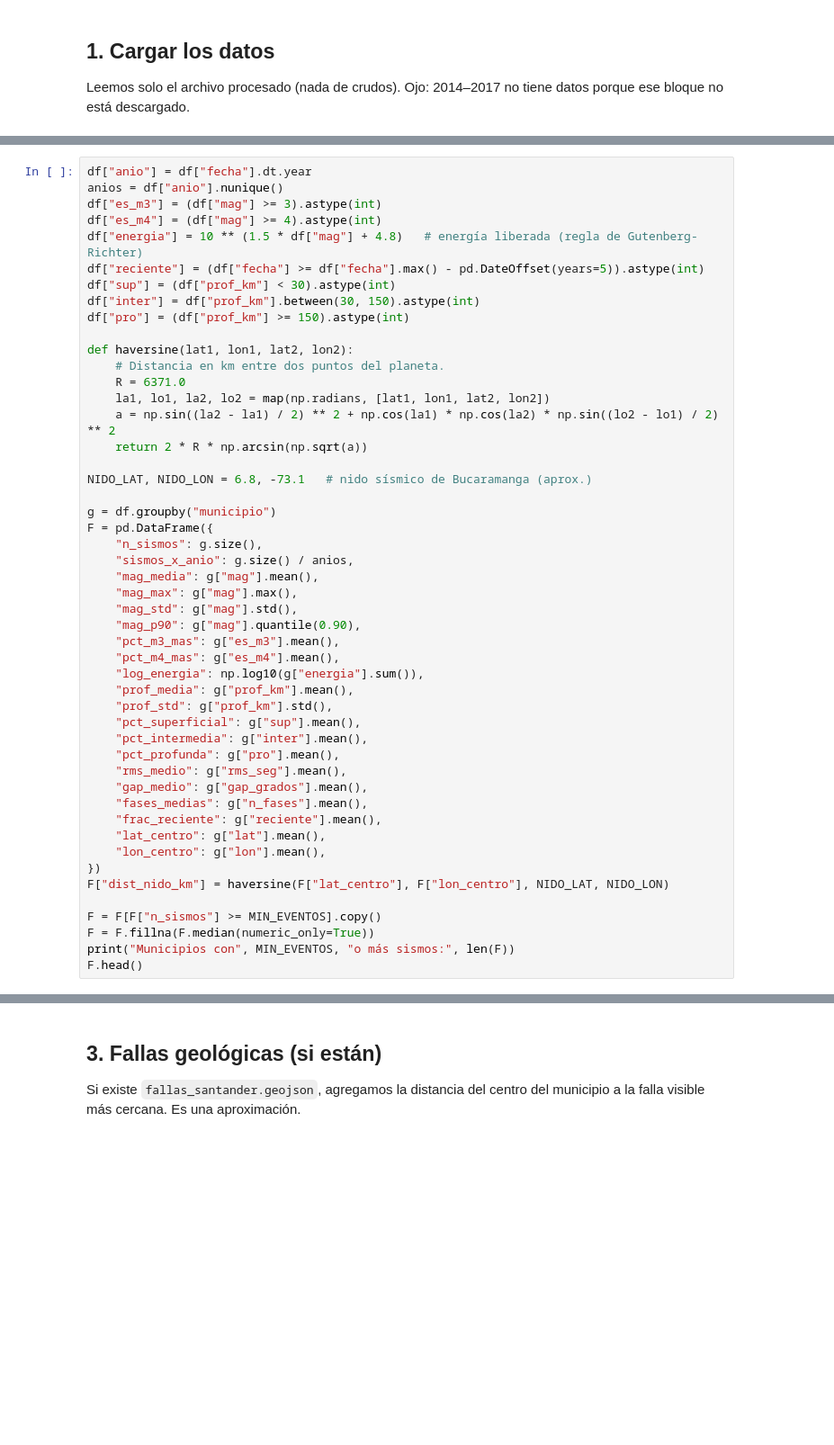
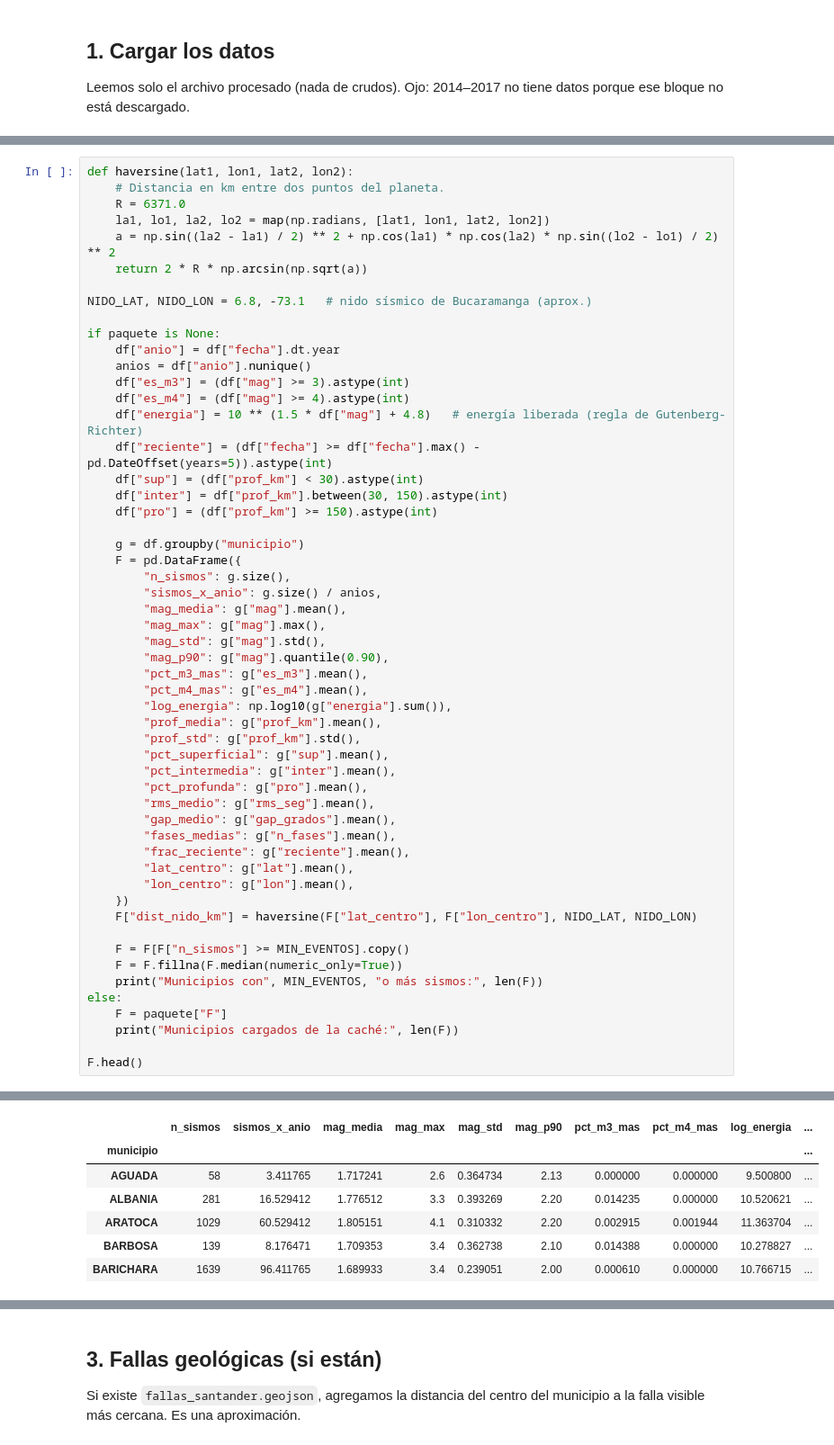
Before and after one commit to Jesurca/Hackathon-CIAI-UTSmart-2026, a Jupyter notebook: modelos/no_supervisado/modelo_no_supervisado.ipynb, the cells around one changed output, grey strips where cells are left out. Shown at 90% size. Drawn from its saved outputs; the diff is of its cells as text; blank space fills up the shorter version.

```diff
--- a/modelos/no_supervisado/modelo_no_supervisado.ipynb
+++ b/modelos/no_supervisado/modelo_no_supervisado.ipynb
@@ -57,14 +108,4 @@ Resumimos cada municipio en 20 variables: cuántos sismos tiene, qué tan grande
 # %%
-df["anio"] = df["fecha"].dt.year
-anios = df["anio"].nunique()
-df["es_m3"] = (df["mag"] >= 3).astype(int)
-df["es_m4"] = (df["mag"] >= 4).astype(int)
-df["energia"] = 10 ** (1.5 * df["mag"] + 4.8)   # energía liberada (regla de Gutenberg-Richter)
-df["reciente"] = (df["fecha"] >= df["fecha"].max() - pd.DateOffset(years=5)).astype(int)
-df["sup"] = (df["prof_km"] < 30).astype(int)
-df["inter"] = df["prof_km"].between(30, 150).astype(int)
-df["pro"] = (df["prof_km"] >= 150).astype(int)
-
 def haversine(lat1, lon1, lat2, lon2):
     # Distancia en km entre dos puntos del planeta.
     R = 6371.0
@@ -74,32 +115,48 @@ def haversine(lat1, lon1, lat2, lon2):
 
 NIDO_LAT, NIDO_LON = 6.8, -73.1   # nido sísmico de Bucaramanga (aprox.)
 
-g = df.groupby("municipio")
-F = pd.DataFrame({
-    "n_sismos": g.size(),
-    "sismos_x_anio": g.size() / anios,
-    "mag_media": g["mag"].mean(),
-    "mag_max": g["mag"].max(),
-    "mag_std": g["mag"].std(),
-    "mag_p90": g["mag"].quantile(0.90),
-    "pct_m3_mas": g["es_m3"].mean(),
-    "pct_m4_mas": g["es_m4"].mean(),
-    "log_energia": np.log10(g["energia"].sum()),
-    "prof_media": g["prof_km"].mean(),
-    "prof_std": g["prof_km"].std(),
-    "pct_superficial": g["sup"].mean(),
-    "pct_intermedia": g["inter"].mean(),
-    "pct_profunda": g["pro"].mean(),
-    "rms_medio": g["rms_seg"].mean(),
-    "gap_medio": g["gap_grados"].mean(),
-    "fases_medias": g["n_fases"].mean(),
-    "frac_reciente": g["reciente"].mean(),
-    "lat_centro": g["lat"].mean(),
-    "lon_centro": g["lon"].mean(),
-})
-F["dist_nido_km"] = haversine(F["lat_centro"], F["lon_centro"], NIDO_LAT, NIDO_LON)
+if paquete is None:
+    df["anio"] = df["fecha"].dt.year
+    anios = df["anio"].nunique()
+    df["es_m3"] = (df["mag"] >= 3).astype(int)
+    df["es_m4"] = (df["mag"] >= 4).astype(int)
+    df["energia"] = 10 ** (1.5 * df["mag"] + 4.8)   # energía liberada (regla de Gutenberg-Richter)
+    df["reciente"] = (df["fecha"] >= df["fecha"].max() - pd.DateOffset(years=5)).astype(int)
+    df["sup"] = (df["prof_km"] < 30).astype(int)
+    df["inter"] = df["prof_km"].between(30, 150).astype(int)
+    df["pro"] = (df["prof_km"] >= 150).astype(int)
 
-F = F[F["n_sismos"] >= MIN_EVENTOS].copy()
-F = F.fillna(F.median(numeric_only=True))
-print("Municipios con", MIN_EVENTOS, "o más sismos:", len(F))
+    g = df.groupby("municipio")
+    F = pd.DataFrame({
+        "n_sismos": g.size(),
+        "sismos_x_anio": g.size() / anios,
+        "mag_media": g["mag"].mean(),
+        "mag_max": g["mag"].max(),
+        "mag_std": g["mag"].std(),
+        "mag_p90": g["mag"].quantile(0.90),
+        "pct_m3_mas": g["es_m3"].mean(),
+        "pct_m4_mas": g["es_m4"].mean(),
+        "log_energia": np.log10(g["energia"].sum()),
+        "prof_media": g["prof_km"].mean(),
+        "prof_std": g["prof_km"].std(),
+        "pct_superficial": g["sup"].mean(),
+        "pct_intermedia": g["inter"].mean(),
+        "pct_profunda": g["pro"].mean(),
+        "rms_medio": g["rms_seg"].mean(),
+        "gap_medio": g["gap_grados"].mean(),
+        "fases_medias": g["n_fases"].mean(),
+        "frac_reciente": g["reciente"].mean(),
+        "lat_centro": g["lat"].mean(),
+        "lon_centro": g["lon"].mean(),
+    })
+    F["dist_nido_km"] = haversine(F["lat_centro"], F["lon_centro"], NIDO_LAT, NIDO_LON)
+
+    F = F[F["n_sismos"] >= MIN_EVENTOS].copy()
+    F = F.fillna(F.median(numeric_only=True))
+    print("Municipios con", MIN_EVENTOS, "o más sismos:", len(F))
+else:
+    F = paquete["F"]
+    print("Municipios cargados de la caché:", len(F))
+
 F.head()
+# %% [output]
@@ -105,0 +164,7 @@ F.head()
+|  | n_sismos | sismos_x_anio | mag_media | mag_max | mag_std | mag_p90 | pct_m3_mas | pct_m4_mas | log_energia | ... |
+| municipio |  |  |  |  |  |  |  |  |  | ... |
+| AGUADA | 58 | 3.411765 | 1.717241 | 2.6 | 0.364734 | 2.13 | 0.000000 | 0.000000 | 9.500800 | ... |
+| ALBANIA | 281 | 16.529412 | 1.776512 | 3.3 | 0.393269 | 2.20 | 0.014235 | 0.000000 | 10.520621 | ... |
+| ARATOCA | 1029 | 60.529412 | 1.805151 | 4.1 | 0.310332 | 2.20 | 0.002915 | 0.001944 | 11.363704 | ... |
+| BARBOSA | 139 | 8.176471 | 1.709353 | 3.4 | 0.362738 | 2.10 | 0.014388 | 0.000000 | 10.278827 | ... |
+| BARICHARA | 1639 | 96.411765 | 1.689933 | 3.4 | 0.239051 | 2.00 | 0.000610 | 0.000000 | 10.766715 | ... |
```
Also changed, not shown: parts of 15 cells of this notebook, 1 other file.
